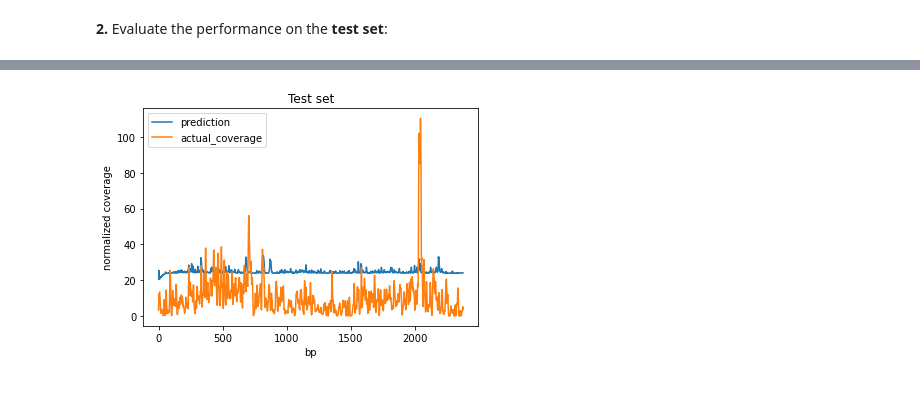
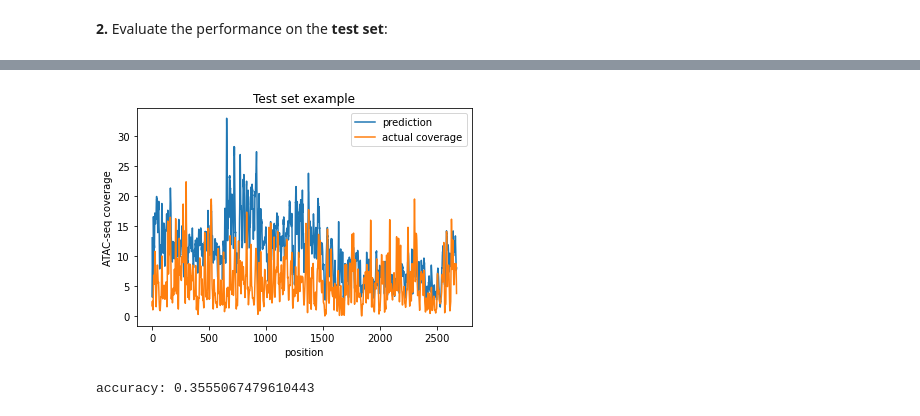
Before and after one commit to weberlab-hhu/Predmoter, a Jupyter notebook: predmotor_light.ipynb, the cells around one changed output, grey strips where cells are left out. Saved outputs shown, nothing was run; the diff lists cells and outputs as text; code cells hidden in the pictures.

```diff
--- a/predmotor_light.ipynb
+++ b/predmotor_light.ipynb
@@ -978,8 +1035,8 @@ def create_dataset(h5_file, idx1, idx2):  # idx temporary
 trainset = create_dataset(f,600,800)
 testset = create_dataset(f, 11000,11160)
 
-trainloader = DataLoader(trainset, batch_size=20,shuffle=False,pin_memory=True)
-testloader = DataLoader(testset, batch_size=20,shuffle=False,pin_memory=True)
+train_loader = DataLoader(trainset, batch_size=20,shuffle=False,pin_memory=True)
+test_loader = DataLoader(testset, batch_size=20,shuffle=False,pin_memory=True)
 # %% [markdown]
 **1.** Evaluate the performance on the **training set**:
 # %%
@@ -1006,2 +1067,5 @@ plt.show()
 # %% [markdown]
 **2.** Evaluate the performance on the **test set**:
+# %%
+trainer = pl.Trainer(devices=num_devices, accelerator=device, max_epochs=epochs,
+                     logger=False, enable_progress_bar=True, deterministic=False)
@@ -1008,6 +1076,3 @@ plt.show()
 # %%
-with torch.no_grad():
-    for inputs,coverage in testloader:
-        pred = hybrid_model(inputs.to(device))
-        coverage=y_pool(coverage)
-        break
+trainer.test(best_hybrid_model, dataloaders=test_loader)
+predict_list = trainer.predict(best_hybrid_model, dataloaders=test_loader)
@@ -1014,15 +1086,19 @@ with torch.no_grad():
 # %%
-mini_pred = torch.exp(pred[18])
-pred_list = mini_pred.view(pred.size(1)).tolist() # convert tensor to list
-coverage_list = coverage[18].view(coverage.size(1)).tolist()
+# for log data
+mini_pred = torch.exp(predict_list[0]["prediction"][2])
+pred_list = mini_pred.view(mini_pred.size(0)).tolist() # convert tensor to list
+mini_cov = predict_list[0]["Y"][2]
+coverage_list = mini_cov.view(mini_cov.size(0)).tolist()
 # %%
 plt.plot(pred_list, label="prediction")
-plt.plot(coverage_list, label="actual_coverage")
-plt.xlabel('bp')
-plt.ylabel('normalized coverage')
+plt.plot(coverage_list, label="actual coverage")
+plt.xlabel('position')
+plt.ylabel('ATAC-seq coverage')
 
-plt.title('Test set')
+plt.title('Test set example')
 plt.legend()
 plt.show()
+print(f"accuracy: {pear_coeff(mini_pred,mini_cov)}")
 # %% [output]
-[figure, old version]
+[figure, new version]
+accuracy: 0.3555067479610443
```
Also changed, not shown: parts of 33 cells of this notebook.
